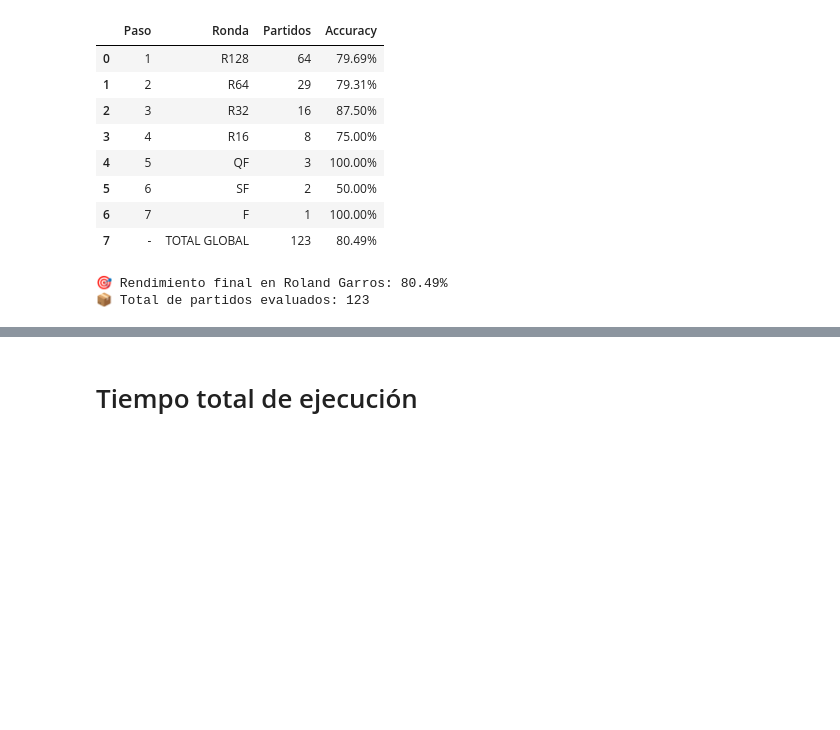
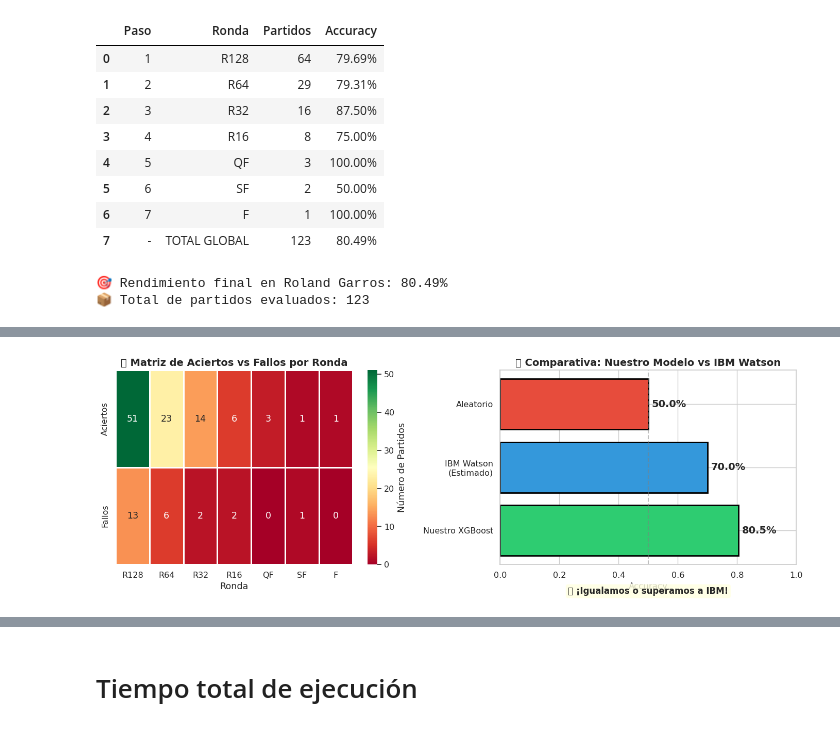
Before and after one commit to Sterrysx/Tennis-ML-APA, a Jupyter notebook: notebooks/03_extra_IBM.ipynb, the cells around one changed output, grey strips where cells are left out. Saved outputs shown, nothing was run; the diff lists cells and outputs as text; code cells hidden in the pictures; blank space fills up the shorter version.

```diff
--- a/notebooks/03_extra_IBM.ipynb
+++ b/notebooks/03_extra_IBM.ipynb
@@ -343,0 +697,78 @@ print(f"📦 Total de partidos evaluados: {total_partidos}")
+# %%
+# =============================================================================
+# 📊 VISUALIZACIÓN 4: Heatmap de Predicciones y Comparativa Final
+# =============================================================================
+
+fig, axes = plt.subplots(1, 2, figsize=(14, 5))
+
+# --- Gráfico 1: Heatmap de Aciertos/Fallos por Ronda ---
+ax1 = axes[0]
+
+# Crear matriz de aciertos
+matriz_resultados = df_preds.groupby('Ronda').agg({
+    'Correcto': ['sum', 'count']
+}).reindex(ronda_order)
+matriz_resultados.columns = ['Aciertos', 'Total']
+matriz_resultados['Fallos'] = matriz_resultados['Total'] - matriz_resultados['Aciertos']
+matriz_resultados['Accuracy'] = matriz_resultados['Aciertos'] / matriz_resultados['Total']
+
+# Crear heatmap data
+heatmap_data = matriz_resultados[['Aciertos', 'Fallos']].T
+
+sns.heatmap(heatmap_data, annot=True, fmt='d', cmap='RdYlGn',
+            linewidths=2, linecolor='white', ax=ax1,
+            cbar_kws={'label': 'Número de Partidos'})
+ax1.set_title('🎯 Matriz de Aciertos vs Fallos por Ronda', fontsize=14, fontweight='bold')
+ax1.set_xlabel('Ronda')
+ax1.set_ylabel('')
+
+# --- Gráfico 2: Comparativa Modelo vs IBM Watson ---
+ax2 = axes[1]
+
+# Datos comparativos (IBM Watson reportó ~70% en RG según fuentes públicas)
+comparativa = {
+    'Modelo': ['Nuestro XGBoost', 'IBM Watson\n(Estimado)', 'Aleatorio'],
+    'Accuracy': [accuracy_global, 0.70, 0.50],
+    'Color': ['#2ecc71', '#3498db', '#e74c3c']
+}
+
+bars = ax2.barh(comparativa['Modelo'], comparativa['Accuracy'],
+                color=comparativa['Color'], edgecolor='black', linewidth=2)
+
+# Etiquetas
+for bar, acc in zip(bars, comparativa['Accuracy']):
+    width = bar.get_width()
+    ax2.annotate(f'{acc:.1%}', xy=(width, bar.get_y() + bar.get_height()/2),
+                 xytext=(5, 0), textcoords='offset points',
+                 ha='left', va='center', fontsize=14, fontweight='bold')
+
+ax2.axvline(x=0.5, color='gray', linestyle='--', alpha=0.5)
+ax2.set_xlim(0, 1)
+ax2.set_xlabel('Accuracy', fontsize=12)
+ax2.set_title('🏆 Comparativa: Nuestro Modelo vs IBM Watson', fontsize=14, fontweight='bold')
+
+# Añadir emoji de resultado
+if accuracy_global >= 0.70:
+    resultado_emoji = "✅ ¡Igualamos o superamos a IBM!"
+elif accuracy_global >= 0.65:
+    resultado_emoji = "📊 Muy cerca de IBM Watson"
+else:
+    resultado_emoji = "📈 Margen de mejora respecto a IBM"
+
+ax2.text(0.5, -0.15, resultado_emoji, transform=ax2.transAxes,
+         fontsize=12, ha='center', fontweight='bold',
+         bbox=dict(boxstyle='round', facecolor='lightyellow', alpha=0.8))
+
+plt.tight_layout()
+plt.show()
+
+# Resumen final
+print("\n" + "=" * 70)
+print("📊 RESUMEN FINAL - BENCHMARK CONTRA IBM WATSON")
+print("=" * 70)
+print(f"   🎯 Nuestro Accuracy Global: {accuracy_global:.2%}")
+print(f"   🤖 IBM Watson (estimado):   ~70.00%")
+print(f"   📈 Diferencia:              {(accuracy_global - 0.70)*100:+.2f} puntos porcentuales")
+print("=" * 70)
+# %% [output]
+[figure, added]
```
Also changed, not shown: parts of 9 cells of this notebook.
